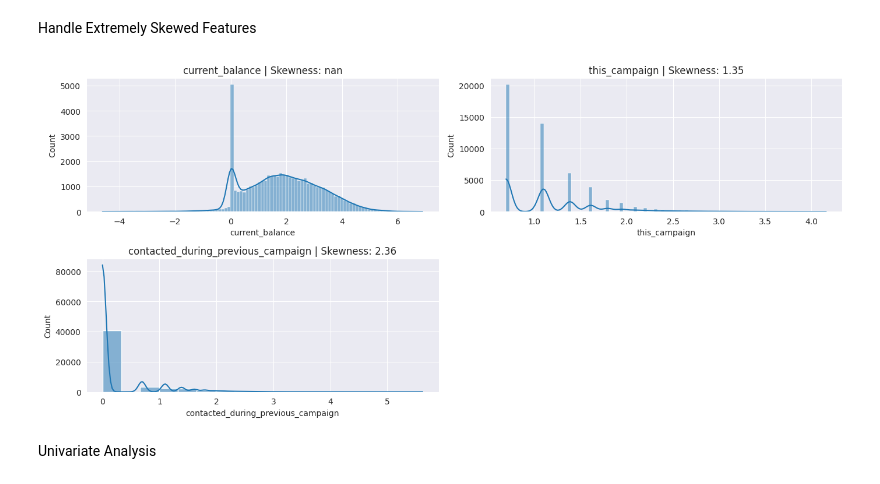
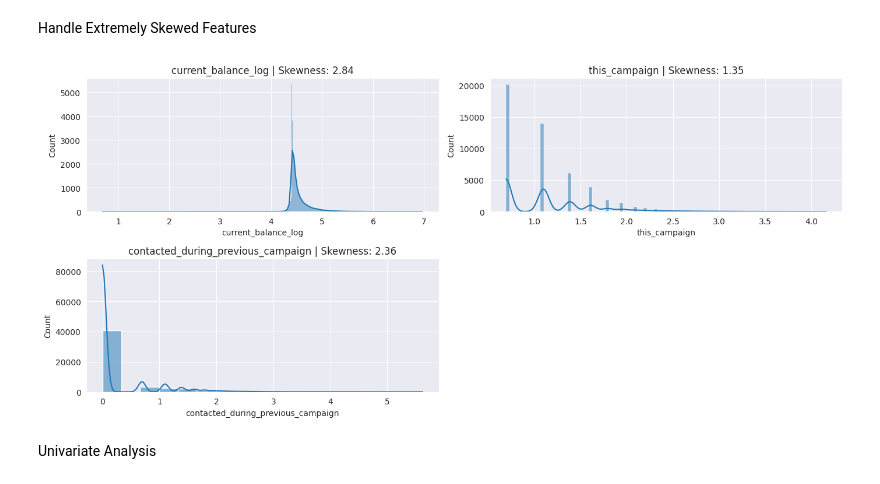
Before and after one commit to pragashraj/ITNPBD6-Customer-Targeting, a Jupyter notebook: ITNPBD6_Customer_Targeting.ipynb, the cells around one changed output. Saved outputs shown, nothing was run; the diff lists cells and outputs as text; code cells hidden in the pictures.

```diff
--- a/ITNPBD6_Customer_Targeting.ipynb
+++ b/ITNPBD6_Customer_Targeting.ipynb
@@ -204,25 +217,27 @@ plt.show()
 # %% [markdown]
 Handle Extremely Skewed Features
 # %%
-import numpy as np
-df['current_balance'] = np.log1p(df['current_balance'])
+min_val = df['current_balance'].min()
+df['current_balance_log'] = np.log1p(df['current_balance'] - min_val + 1)
+
+
 df['this_campaign'] = np.log1p(df['this_campaign'])
 df['contacted_during_previous_campaign'] = np.log1p(df['contacted_during_previous_campaign'])
 # %%
 sns.set_style("darkgrid")
 
-numerical_columns = ['current_balance', 'this_campaign', 'contacted_during_previous_campaign']
+numerical_columns = ['current_balance_log', 'this_campaign', 'contacted_during_previous_campaign']
 
 plt.figure(figsize=(14, len(numerical_columns) * 3))
 for idx, feature in enumerate(numerical_columns, 1):
     plt.subplot(len(numerical_columns), 2, idx)
     sns.histplot(df[feature], kde=True)
     plt.title(f"{feature} | Skewness: {round(df[feature].skew(), 2)}")
 
 plt.tight_layout()
 plt.show()
 # %% [output]
-[figure, old version]
+[figure, new version]
 # %% [markdown]
 Univariate Analysis
 # %%
```
Also changed, not shown: parts of 20 cells of this notebook.
